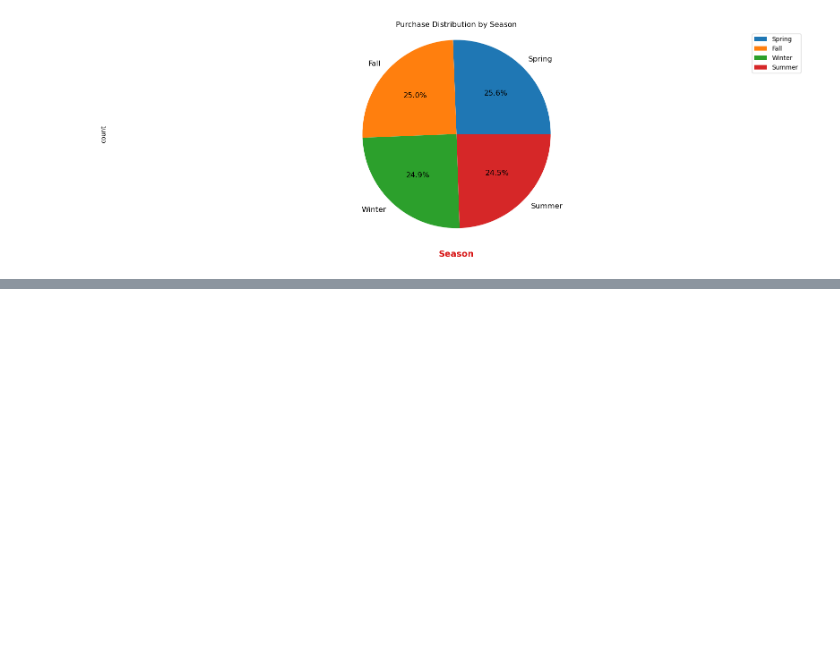
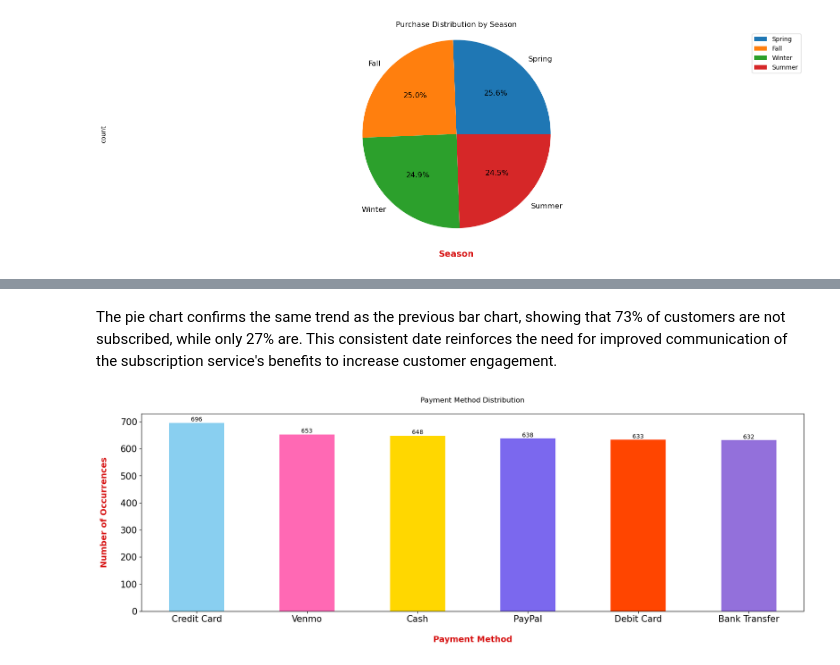
Before and after one commit to noahnoahnoahtran/project18-shopping-trend-analysis, a Jupyter notebook: shopping_trend_analysis.ipynb, the cells around one changed output, grey strips where cells are left out. Cells and saved outputs as stored; diff of their text form; code cells hidden in the pictures; blank space fills up the shorter version.

```diff
--- a/shopping_trend_analysis.ipynb
+++ b/shopping_trend_analysis.ipynb
@@ -278,0 +308,18 @@ Further supporting the previous analysis, the pie chart proves an almost equal d
+# %% [markdown]
+The pie chart confirms the same trend as the previous bar chart, showing that 73% of customers are not subscribed, while only 27% are. This consistent date reinforces the need for improved communication of the subscription service's benefits to increase customer engagement.
+# %%
+#Payment method distribution
+plt.figure(figsize = (20, 6))
+ax = df['Payment Method'].value_counts().plot(kind = 'bar', color = colors, rot = 0)
+ax.set_xticklabels(df['Payment Method'].value_counts().index)
+plt.xlabel('Payment Method', weight = 'bold', color = '#D71313', fontsize = 14, labelpad = 20)
+plt.ylabel('Number of Occurrences', weight = 'bold', color = '#D71313', fontsize = 14, labelpad = 20)
+plt.title('Payment Method Distribution\n')
+
+for p in ax.patches:
+    ax.annotate(int(p.get_height()), (p.get_x() + 0.25, p.get_height() + 1), ha = 'center', va = 'bottom', color = 'black')
+    ax.tick_params(axis = 'both', labelsize = 15)
+
+plt.show()
+# %% [output]
+[figure, added]
```
Also changed, not shown: parts of 8 cells of this notebook.
